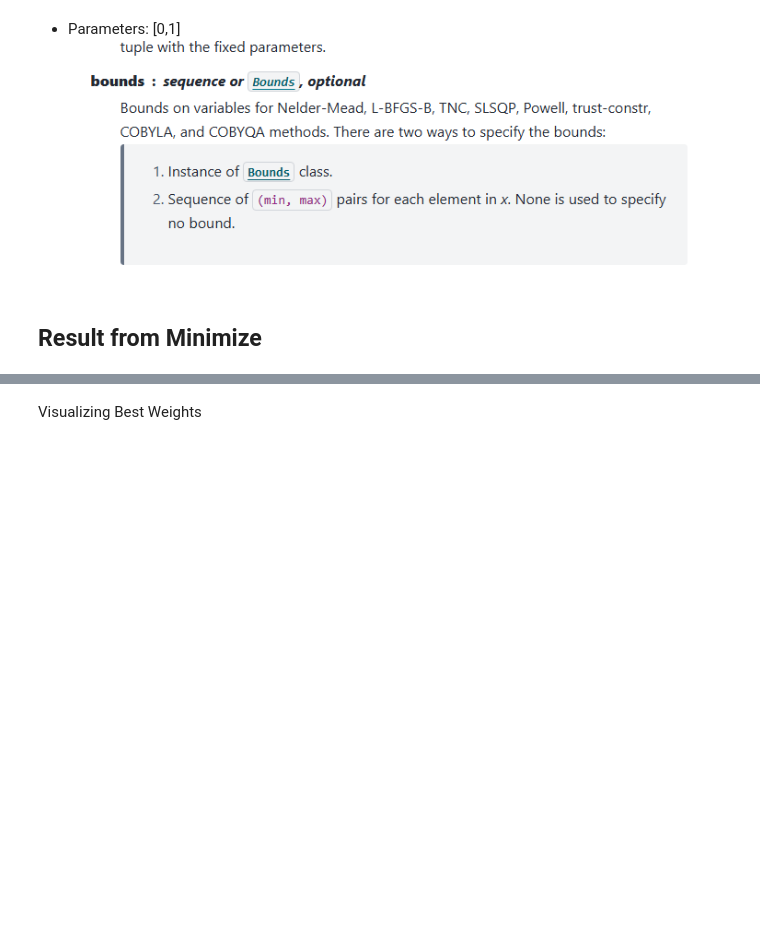
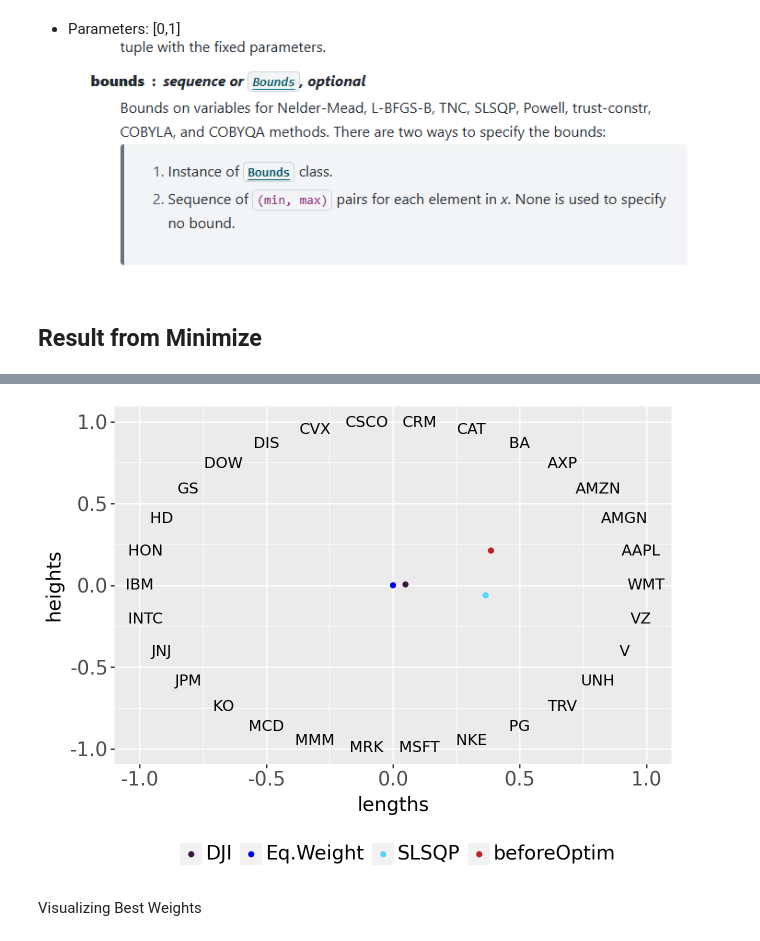
Before and after one commit to jorgelopez141/Markowitz-Optim-with-Time-Series-Foreacast, a Jupyter notebook: Markowitz/01_checkpoint_SharpeAndMinimize.ipynb, the cells around one changed output, grey strips where cells are left out. Cells and saved outputs as stored; diff of their text form; code cells hidden in the pictures; blank space fills up the shorter version.

```diff
--- a/Markowitz/01_checkpoint_SharpeAndMinimize.ipynb
+++ b/Markowitz/01_checkpoint_SharpeAndMinimize.ipynb
@@ -117,0 +201,23 @@ Maximized Sharpe Ratio: 1.2881776792302428
+# %%
+beforeOptimWeights=df_weights >> arrange(-_.sharpe) >> head(1) >> _.iloc[0,:30]
+# %%
+y_beforeOptim=np.array(beforeOptimWeights).dot(unitCircleDf.heights)
+x_beforeOptim=np.array(beforeOptimWeights).dot(unitCircleDf.lengths)
+# %%
+y_SLSQP=np.array(result.x).dot(unitCircleDf.heights)
+x_SLSQP=np.array(result.x).dot(unitCircleDf.lengths)
+# %%
+df_unitCircle_Ports1=pd.DataFrame({'x':[0, x_recentDJI,x_beforeOptim,x_SLSQP],'y':[0,y_recentDJI,y_beforeOptim,y_SLSQP],'Portfolios': ['Eq. Weight','DJI','beforeOptim','SLSQP']})
+# %%
+unitCircleGraph_optim1=unitCircleDf >> ggplot()+ \
+geom_text(aes(x='lengths',y='heights',label='securities')) +\
+geom_point(df_unitCircle_Ports1,aes(x='x', y='y', color='Portfolios')) + scale_color_manual(
+    name='\n',
+    values={'DJI': '#3C1742', 'SLSQP': '#53D8FB', 'beforeOptim': '#C42021','Eq. Weight':'blue'},
+    labels={'Lopez': 'Lopez', 'Stafford': 'Stafford', 'Uniform': 'Uniform','Eq. Weight':'Eq.Weight'}
+)    + \
+    theme(text=element_text(family='sans-serif',size=14) ,legend_position= 'bottom')
+
+unitCircleGraph_optim1
+# %% [output]
+[figure, added]
```
Also changed, not shown: parts of 46 cells of this notebook, 12 other files.
